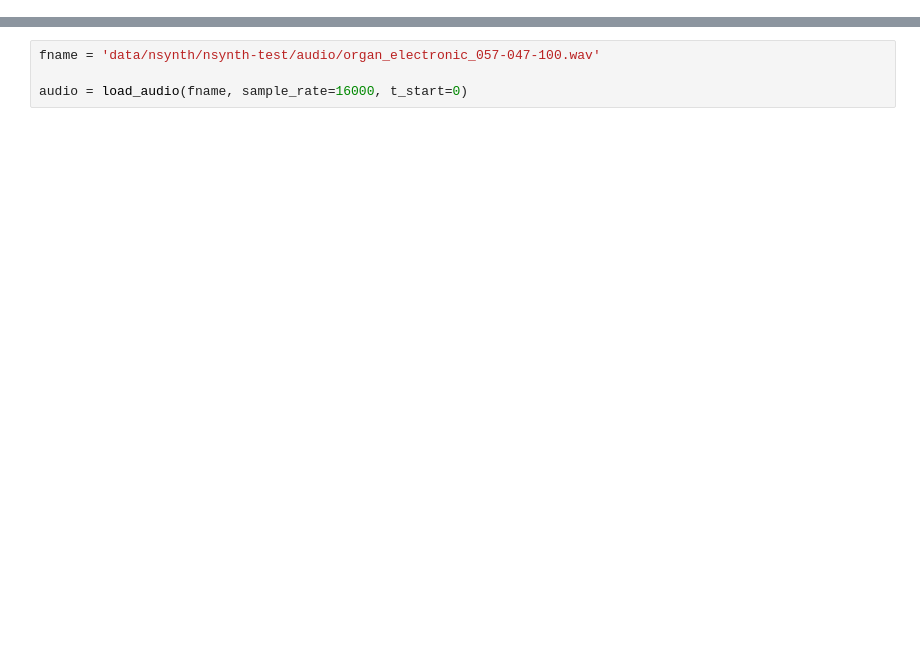
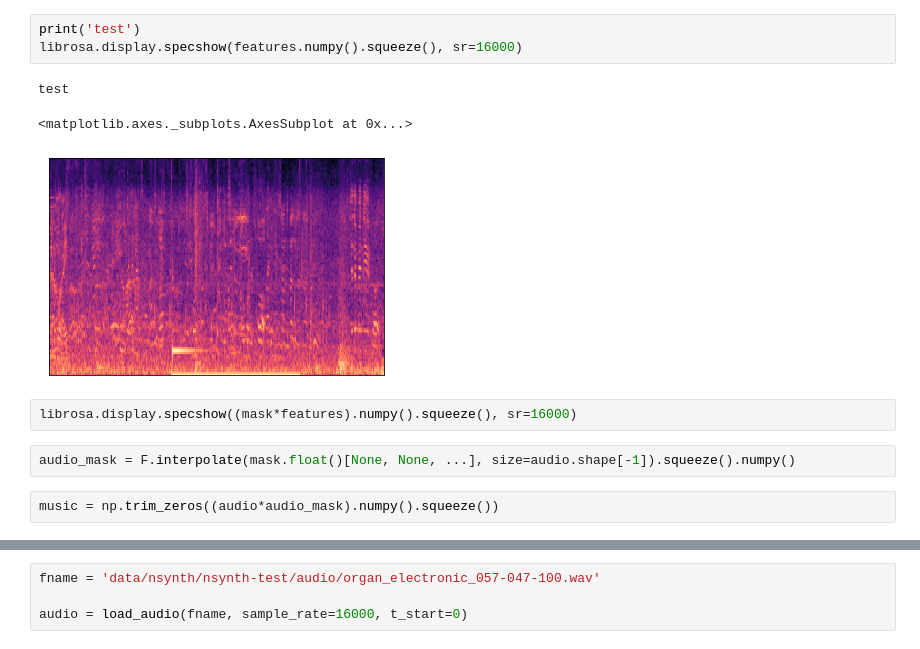
Before and after one commit to pgigioli/music_ml, a Jupyter notebook: data_preprocessing.ipynb, the cells around one changed output, grey strips where cells are left out. Saved outputs shown, nothing was run; the diff lists cells and outputs as text; blank space fills up the shorter version.

```diff
--- a/data_preprocessing.ipynb
+++ b/data_preprocessing.ipynb
@@ -17,0 +172,13 @@ import scipy.io.wavfile as sciwav
+# %%
+print('test')
+librosa.display.specshow(features.numpy().squeeze(), sr=16000)
+# %% [output]
+test
+<matplotlib.axes._subplots.AxesSubplot at 0x...>
+[figure, added]
+# %%
+librosa.display.specshow((mask*features).numpy().squeeze(), sr=16000)
+# %%
+audio_mask = F.interpolate(mask.float()[None, None, ...], size=audio.shape[-1]).squeeze().numpy()
+# %%
+music = np.trim_zeros((audio*audio_mask).numpy().squeeze())
```
Also changed, not shown: parts of 57 cells of this notebook, 10 other files.
